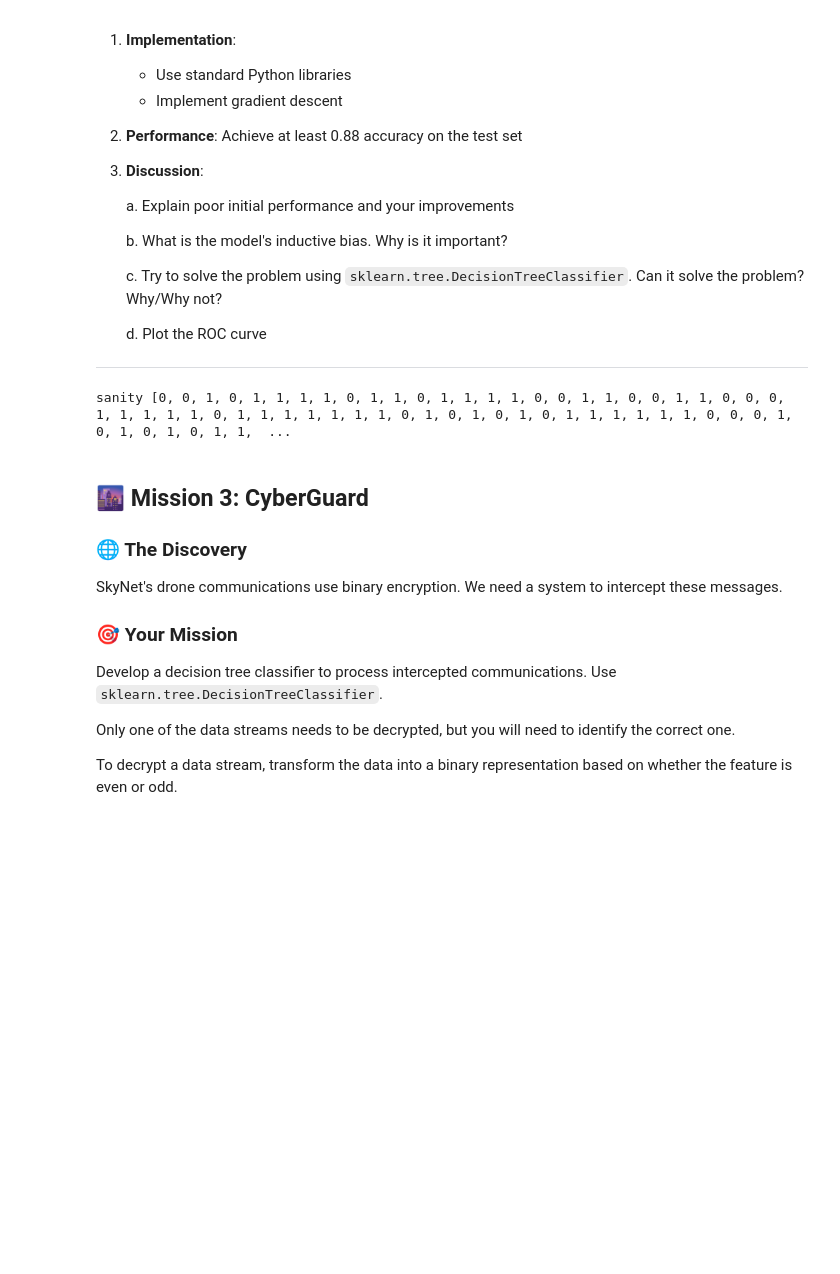
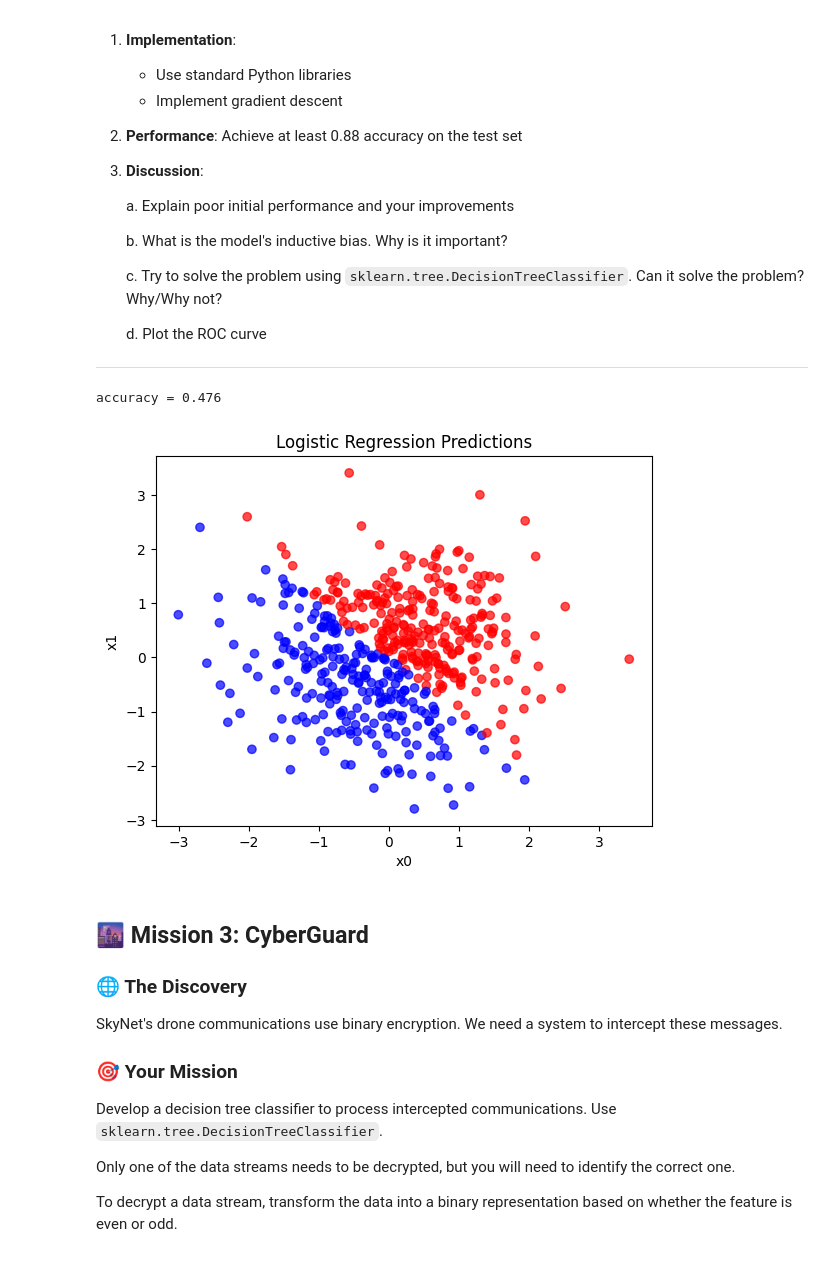
Before and after one commit to Eoely/TDT4172, a Jupyter notebook: a1/Chapter_1.ipynb, the cells around one changed output. Drawn from its saved outputs; the diff is of its cells as text; code cells hidden in the pictures; blank space fills up the shorter version.

Commit message:
Accuracy score working, terrible

```diff
--- a/a1/Chapter_1.ipynb
+++ b/a1/Chapter_1.ipynb
@@ -155,22 +155,32 @@ We've intercepted two types of signals that may determine SkyNet's next moves.
 # %%
 from logistical_regression import LogisticRegression
 data = pd.read_csv('mission2.csv')
 train = data[data['split'] == 'train']
 test = data[data['split'] == 'test']
 
 x = train[['x0', 'x1']] # Should probably also be x1
 y = train['y']
 
 lr = LogisticRegression()
 lr.fit(x, y)
 
 # Predict values for a smooth line
 # y_line = lr.predict(X)
 x_test = test[['x0', 'x1']]
 y_line = lr.predict(x_test)
-print("sanity", y_line)
+accuracy_arr = y_line == test['y']
+true_cnt = (accuracy_arr == True).sum()
+accuracy = true_cnt/len(accuracy_arr)
+print("accuracy =", accuracy)
+
+plt.scatter(x_test['x0'], x_test['x1'], c=y_line, cmap="bwr", alpha=0.7)
+plt.xlabel("x0")
+plt.ylabel("x1")
+plt.title("Logistic Regression Predictions")
+plt.show()
 # %% [output]
-sanity [0, 0, 1, 0, 1, 1, 1, 1, 0, 1, 1, 0, 1, 1, 1, 1, 0, 0, 1, 1, 0, 0, 1, 1, 0, 0, 0, 1, 1, 1, 1, 1, 0, 1, 1, 1, 1, 1, 1, 1, 0, 1, 0, 1, 0, 1, 0, 1, 1, 1, 1, 1, 1, 0, 0, 0, 1, 0, 1, 0, 1, 0, 1, 1,  ...
+accuracy = 0.476
+[figure, added]
 # %% [markdown]
 ## 🌆 Mission 3: CyberGuard
 
```
